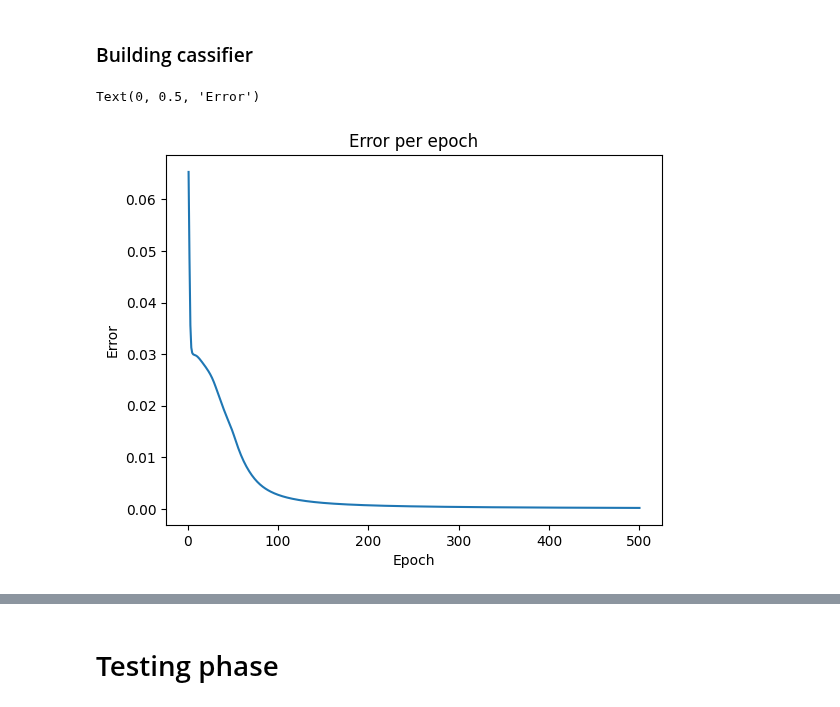
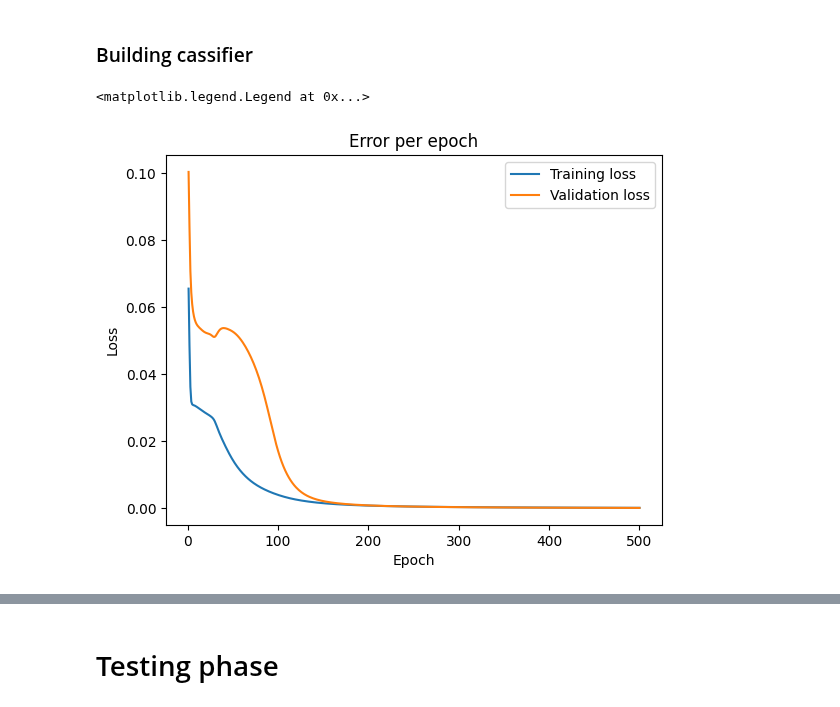
Before and after one commit to imraunav/Deep-Learning-and-Applications, a Jupyter notebook: Programming-Assignment-2(FCNN)/classification_nonLinearData.ipynb, the cells around one changed output, grey strips where cells are left out. Saved outputs shown, nothing was run; the diff lists cells and outputs as text; code cells hidden in the pictures.

```diff
--- a/Programming-Assignment-2(FCNN)/classification_nonLinearData.ipynb
+++ b/Programming-Assignment-2(FCNN)/classification_nonLinearData.ipynb
@@ -82,15 +83,17 @@ np.random.seed(seed)
 max_epoch = 500
 neta = 0.1
 classifier = fcnn(node_layers=[2, 7, 3], max_epoch=max_epoch, learning_rate=neta)
-err_epoch = classifier.fit_classifier(class1_train, class2_train, class3_train)
+err_epoch, valid_err_epoch = classifier.fit_classifier(class1_train, class2_train, class3_train, class1_valid, class2_valid, class3_valid)
 # %%
 plt.title("Error per epoch")
-plt.plot(range(1, len(err_epoch)+1), err_epoch)
+plt.plot(range(1, len(err_epoch)+1), err_epoch, label='Training loss')
+plt.plot(range(1, len(err_epoch)+1), valid_err_epoch, label='Validation loss')
 plt.xlabel("Epoch")
-plt.ylabel("Error")
+plt.ylabel("Loss")
+plt.legend()
 # %% [output]
-Text(0, 0.5, 'Error')
+<matplotlib.legend.Legend at 0x...>
-[figure, old version]
+[figure, new version]
 # %%
 # generating points in the region
 x_arr = np.linspace(-4, 4, 500)
```
Also changed, not shown: parts of 15 cells of this notebook, 3 other files.
